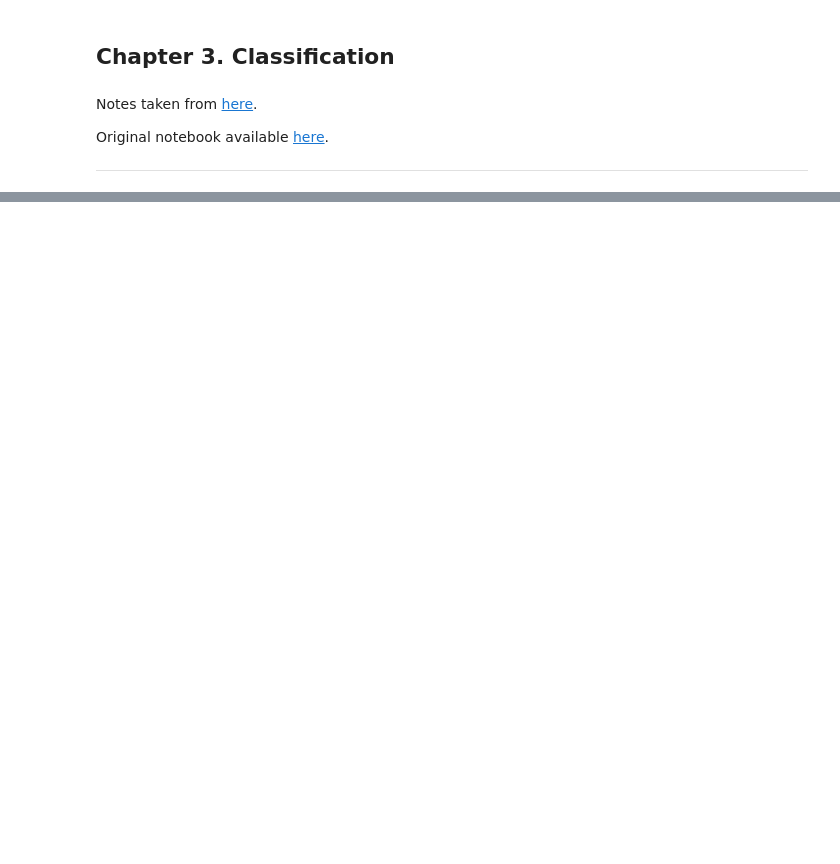
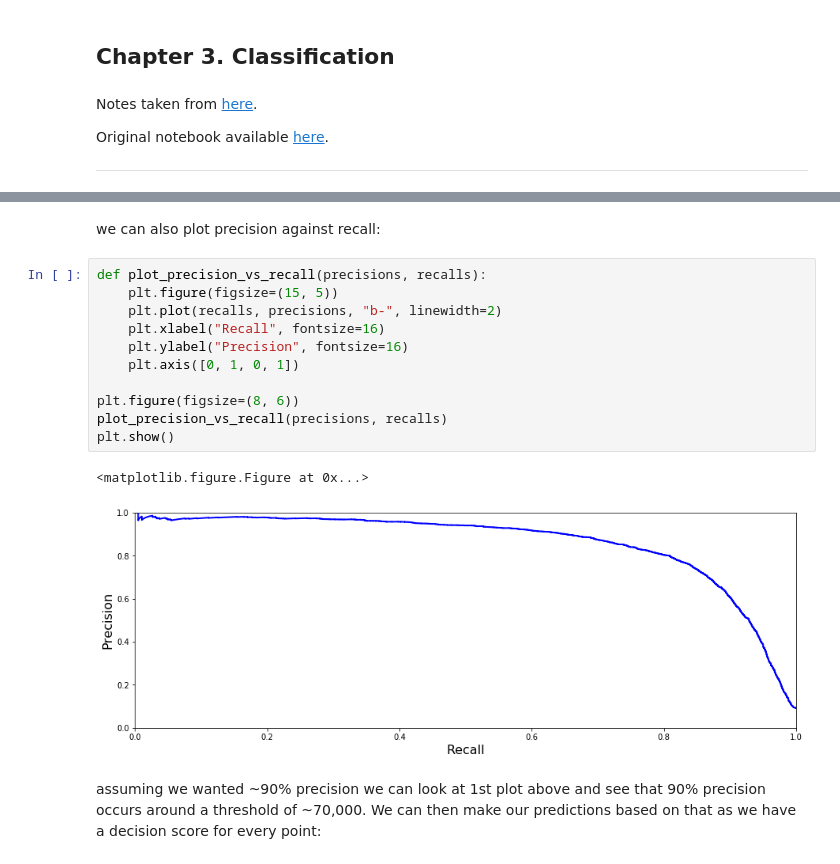
Before and after one commit to Kallin/data_sci_explore, a Jupyter notebook: work/external_tutorials/hands_on_machine_learning/chapter_3/index.ipynb, the cells around one changed output, grey strips where cells are left out. Cells and saved outputs as stored; diff of their text form; blank space fills up the shorter version.

```diff
--- a/work/external_tutorials/hands_on_machine_learning/chapter_3/index.ipynb
+++ b/work/external_tutorials/hands_on_machine_learning/chapter_3/index.ipynb
@@ -31,0 +231,18 @@ mnist
+# %% [markdown]
+we can also plot precision against recall:
+# %%
+def plot_precision_vs_recall(precisions, recalls):
+    plt.figure(figsize=(15, 5))
+    plt.plot(recalls, precisions, "b-", linewidth=2)
+    plt.xlabel("Recall", fontsize=16)
+    plt.ylabel("Precision", fontsize=16)
+    plt.axis([0, 1, 0, 1])
+
+plt.figure(figsize=(8, 6))
+plot_precision_vs_recall(precisions, recalls)
+plt.show()
+# %% [output]
+<matplotlib.figure.Figure at 0x...>
+[figure, added]
+# %% [markdown]
+assuming we wanted ~90% precision we can look at 1st plot above and see that 90% precision occurs around a threshold of ~70,000. We can then make our predictions based on that as we have a decision score for every point:
```
Also changed, not shown: parts of 50 cells of this notebook.
